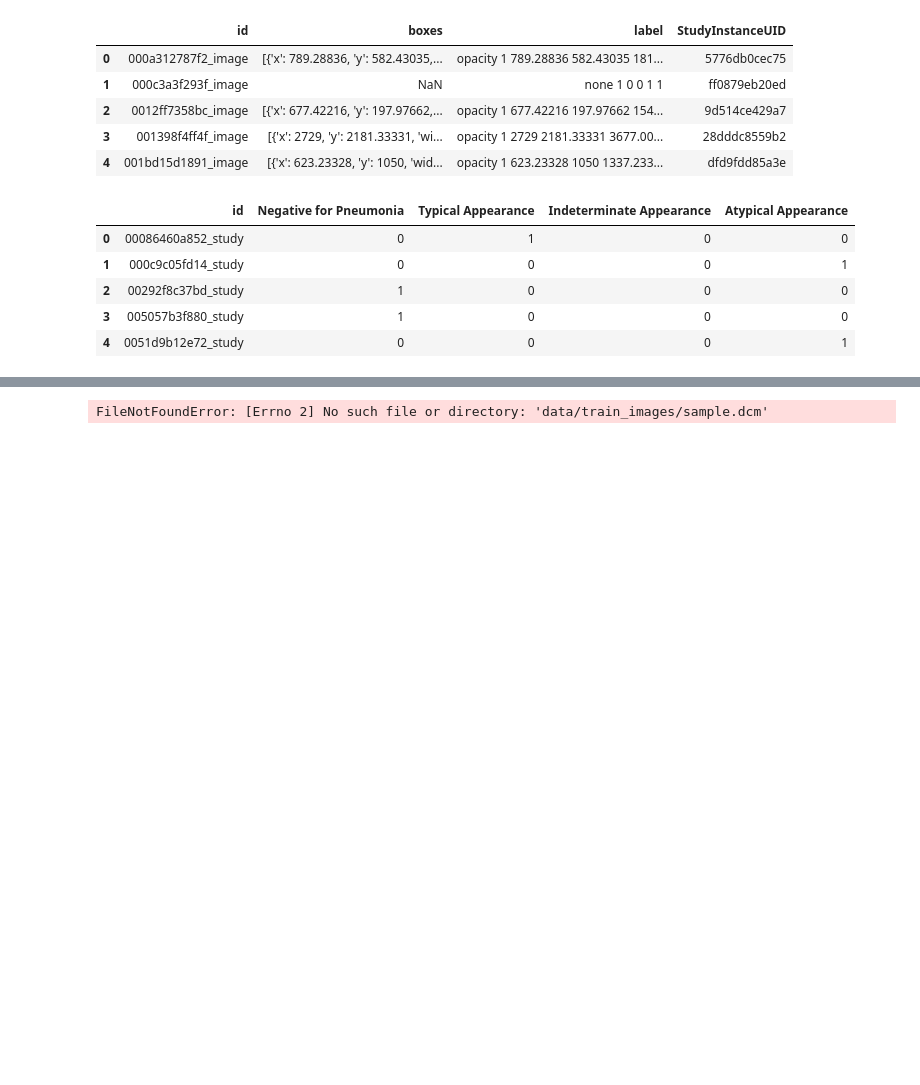
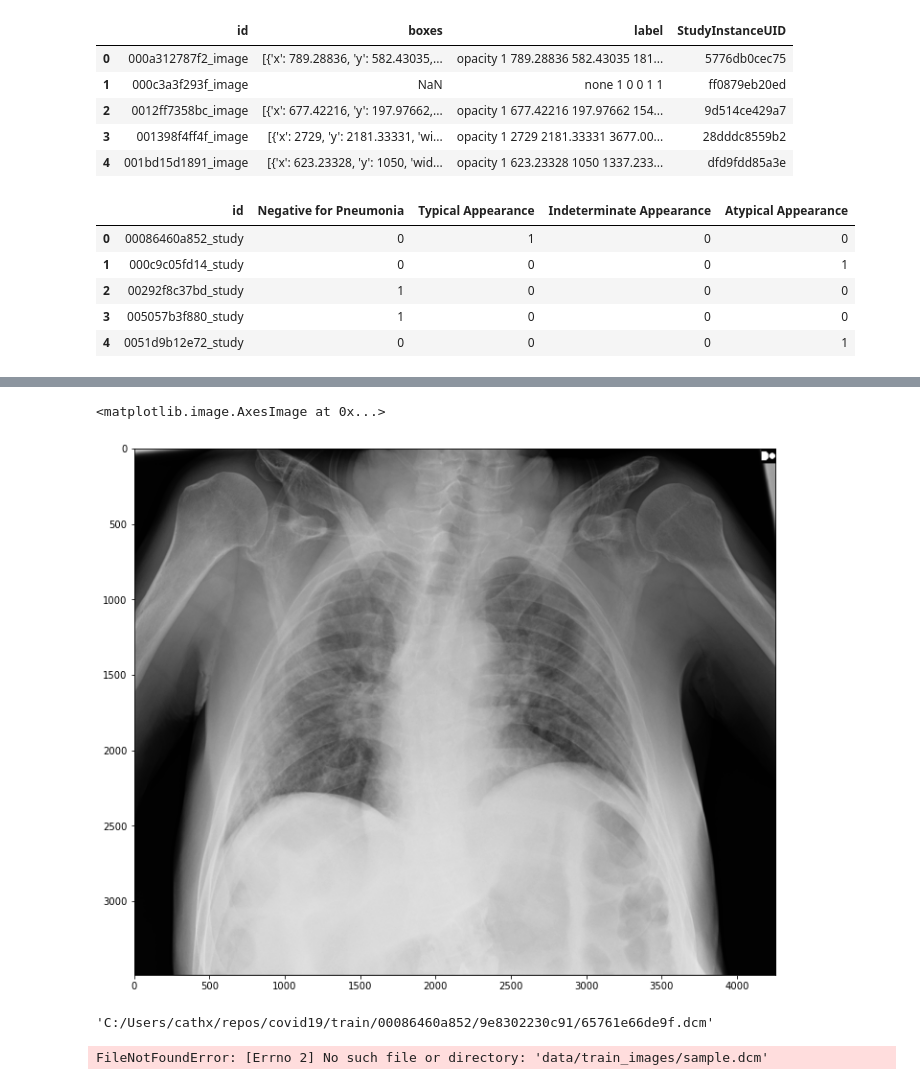
Before and after one commit to Hira63S/covid19, a Jupyter notebook: Notebooks/Data_exploration.ipynb, the cells around one changed output, grey strips where cells are left out. Cells and saved outputs as stored; diff of their text form; code cells hidden in the pictures; blank space fills up the shorter version.

```diff
--- a/Notebooks/Data_exploration.ipynb
+++ b/Notebooks/Data_exploration.ipynb
@@ -69,0 +101,34 @@ Name: boxes, Length: 6334, dtype: object
+# %%
+import numpy as np
+import pydicom
+from pydicom.pixel_data_handlers.util import apply_voi_lut
+
+import matplotlib.pyplot as plt
+%matplotlib inline
+
+
+def read_xray(path, voi_lut = True, fix_monochrome = True):
+    dicom = pydicom.read_file(path)
+
+    # VOI LUT (if available by DICOM device) is used to transform raw DICOM data to "human-friendly" view
+    if voi_lut:
+        data = apply_voi_lut(dicom.pixel_array, dicom)
+    else:
+        data = dicom.pixel_array
+
+    # depending on this value, X-ray may look inverted - fix that:
+    if fix_monochrome and dicom.PhotometricInterpretation == "MONOCHROME1":
+        data = np.amax(data) - data
+
+    data = data - np.min(data)
+    data = data / np.max(data)
+    data = (data * 255).astype(np.uint8)
+
+    return data
+# %%
+img = read_xray(sample_i)
+plt.figure(figsize=(12,12))
+plt.imshow(img, 'gray')
+# %% [output]
+<matplotlib.image.AxesImage at 0x...>
+[figure, added]
@@ -70,3 +137,7 @@ Name: boxes, Length: 6334, dtype: object
+# %%
+links[0]
+# %% [output]
+'C:/Users/cathx/repos/covid19/train/00086460a852/9e8302230c91/65761e66de9f.dcm'
 # %%
 import pydicom as dicom
 import matplotlib.pylab as plt
```
Also changed, not shown: parts of 15 cells of this notebook.
